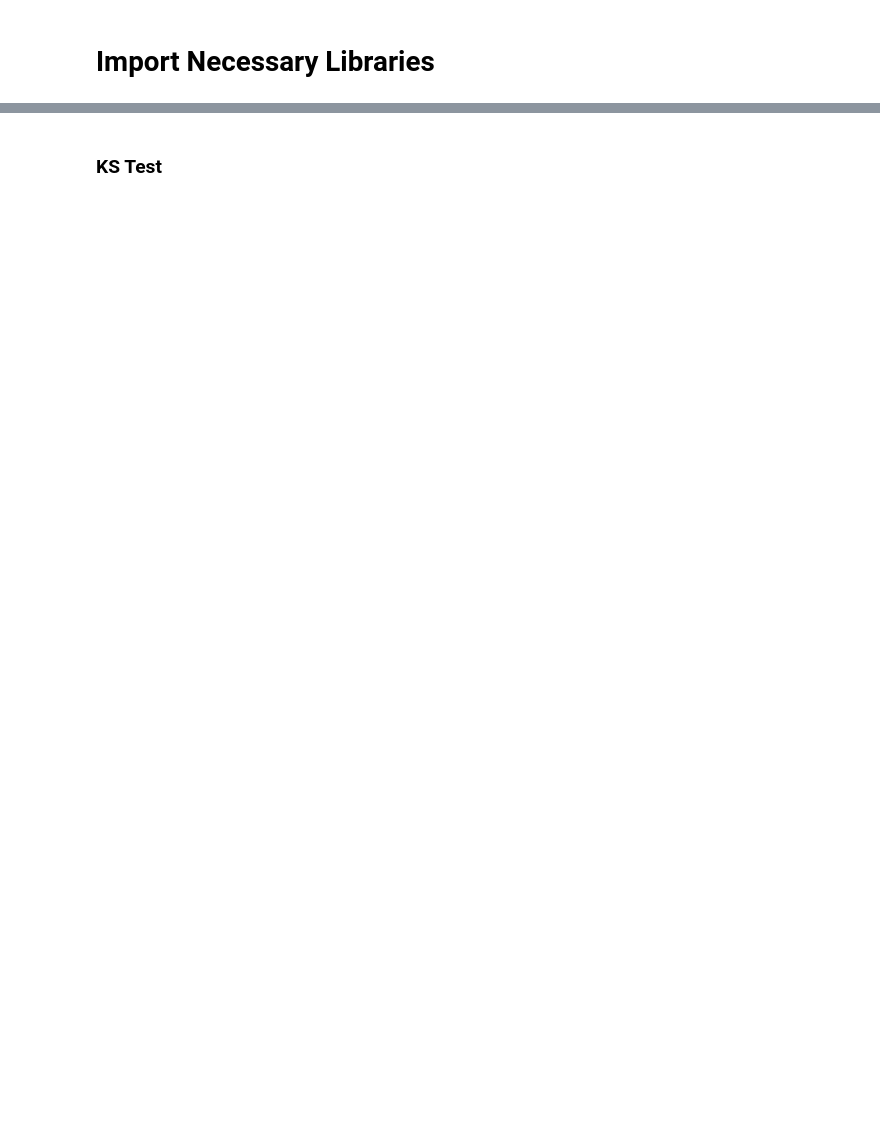
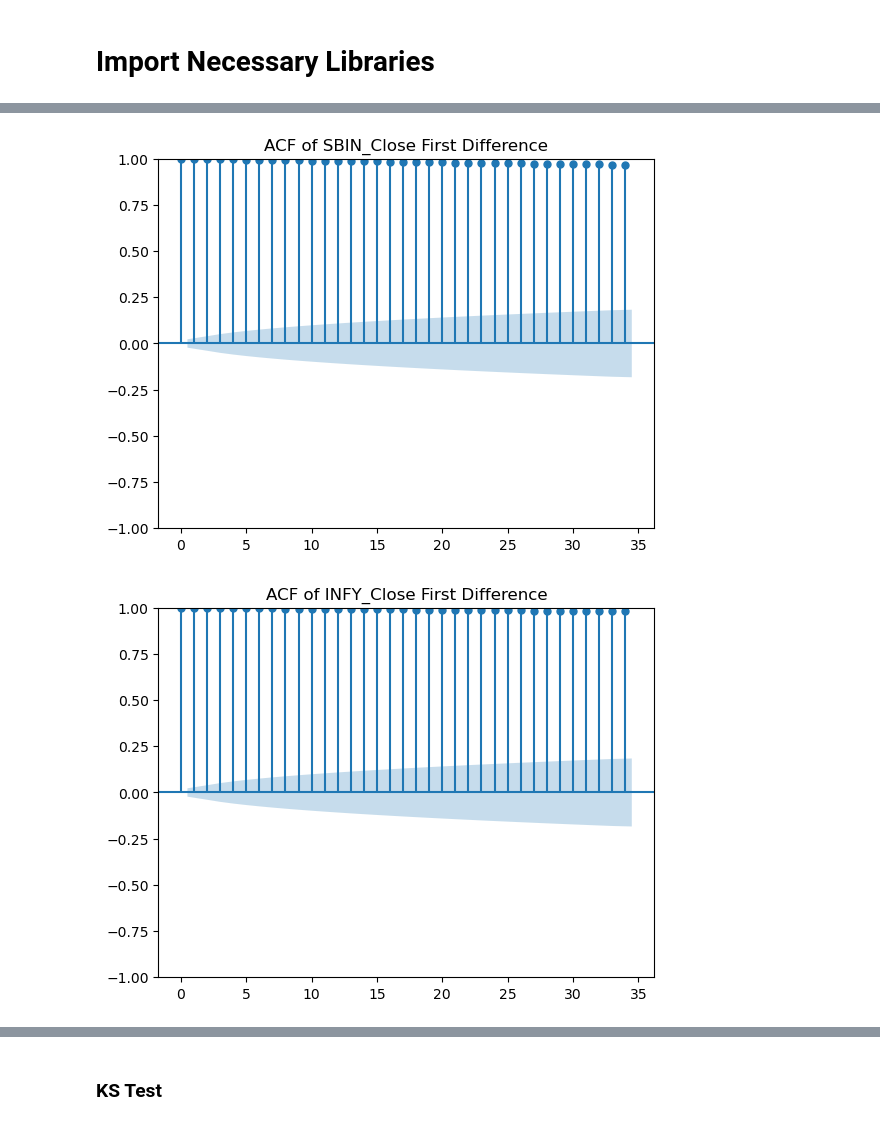
Before and after one commit to dassrikrishna/Tail_Risk_Modelling, a Jupyter notebook: week1/arma_gjr_t_evt.ipynb, the cells around one changed output, grey strips where cells are left out. Cells and saved outputs as stored; diff of their text form; code cells hidden in the pictures; blank space fills up the shorter version.

```diff
--- a/week1/arma_gjr_t_evt.ipynb
+++ b/week1/arma_gjr_t_evt.ipynb
@@ -334,0 +136,11 @@ def gjr_rolling_forecast(arima_model, test):
+# %%
+# Plot ACF for SBIN_Close_diff
+plot_acf(close["SBIN.NS"], lags=34, title='ACF of SBIN_Close First Difference')
+plt.show()
+
+# Plot ACF for INFY_Close_diff
+plot_acf(close["INFY.NS"], lags=34, title='ACF of INFY_Close First Difference')
+plt.show()
+# %% [output]
+[figure, added]
+[figure, added]
```
Also changed, not shown: parts of 175 cells of this notebook, 2 other files.
